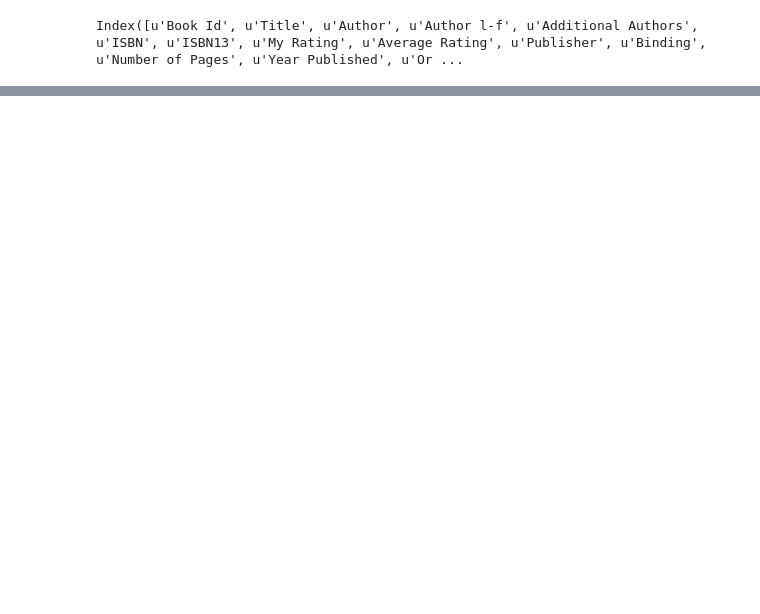
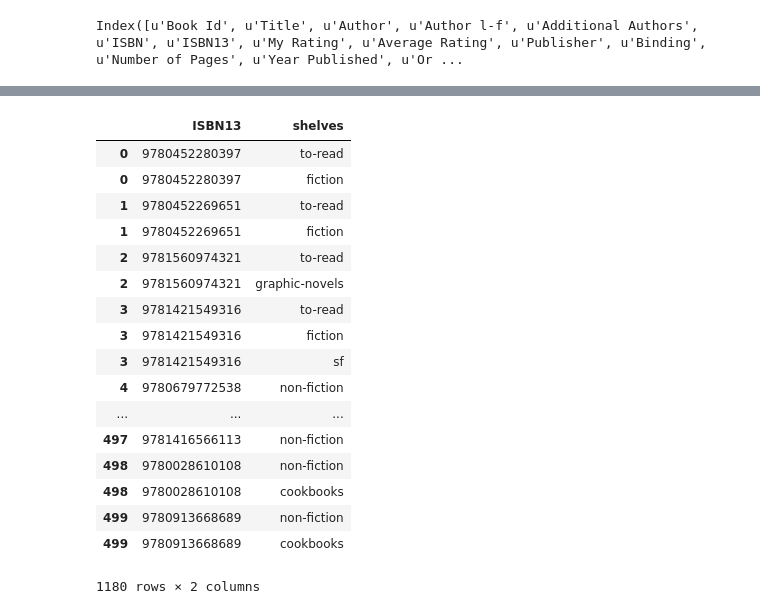
Before and after one commit to meli-lewis/goodreads, a Jupyter notebook: goodreads_transform.ipynb, the cells around one changed output, grey strips where cells are left out. Saved outputs shown, nothing was run; the diff lists cells and outputs as text; code cells hidden in the pictures; blank space fills up the shorter version.

Commit message:
added viz libraries, stacking for bookshelf csv

```diff
--- a/goodreads_transform.ipynb
+++ b/goodreads_transform.ipynb
@@ -139,0 +164,27 @@ memory usage: 16.5+ KB
+# %%
+t3 = t2['Bookshelves'].str.split(',').apply(pd.Series, 1).stack()
+t3.index = t3.index.droplevel(-1)
+t3.name = 'shelves'
+t2.drop('Bookshelves', axis=1, inplace=True)
+t4 = t2.join(t3)
+# %%
+t4
+# %% [output]
+|  | ISBN13 | shelves |
+| 0 | 9780452280397 | to-read |
+| 0 | 9780452280397 | fiction |
+| 1 | 9780452269651 | to-read |
+| 1 | 9780452269651 | fiction |
+| 2 | 9781560974321 | to-read |
+| 2 | 9781560974321 | graphic-novels |
+| 3 | 9781421549316 | to-read |
+| 3 | 9781421549316 | fiction |
+| 3 | 9781421549316 | sf |
+| 4 | 9780679772538 | non-fiction |
+| ... | ... | ... |
+| 497 | 9781416566113 | non-fiction |
+| 498 | 9780028610108 | non-fiction |
+| 498 | 9780028610108 | cookbooks |
+| 499 | 9780913668689 | non-fiction |
+| 499 | 9780913668689 | cookbooks |
+1180 rows × 2 columns
```
Also changed, not shown: parts of 17 cells of this notebook, 1 other file.
